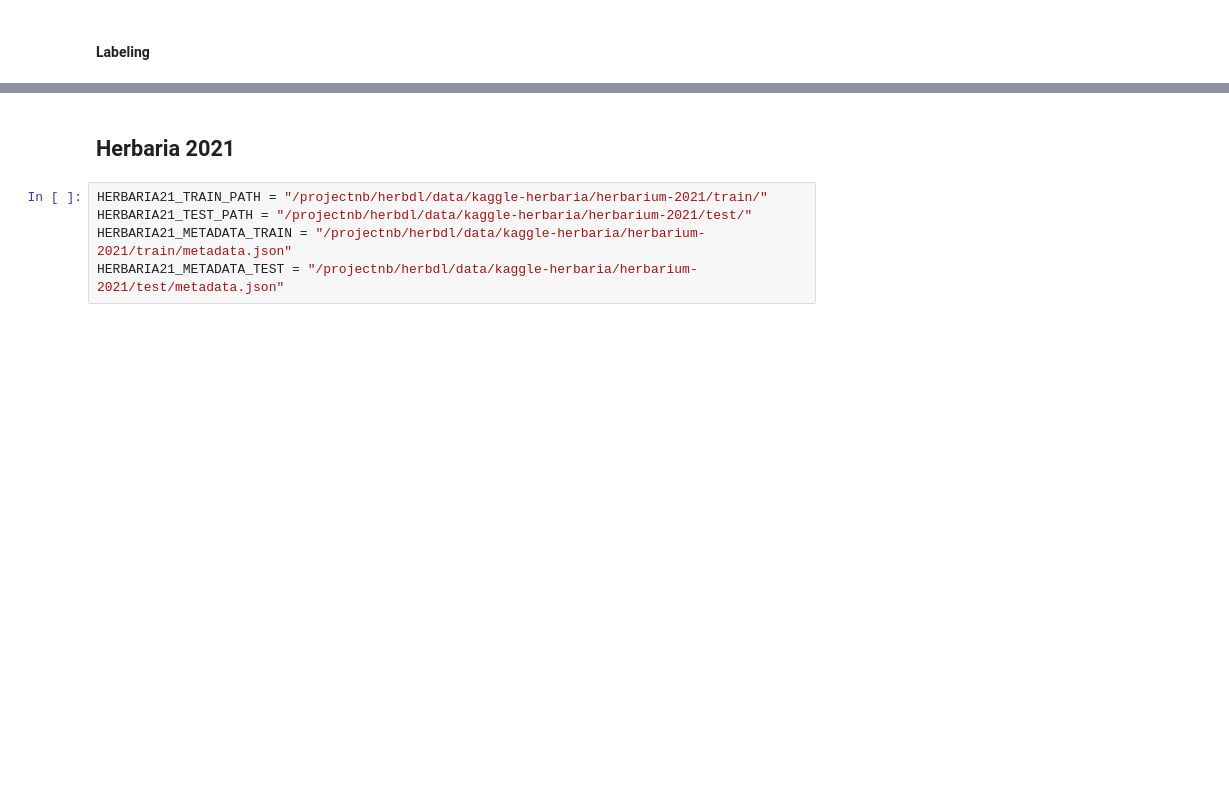
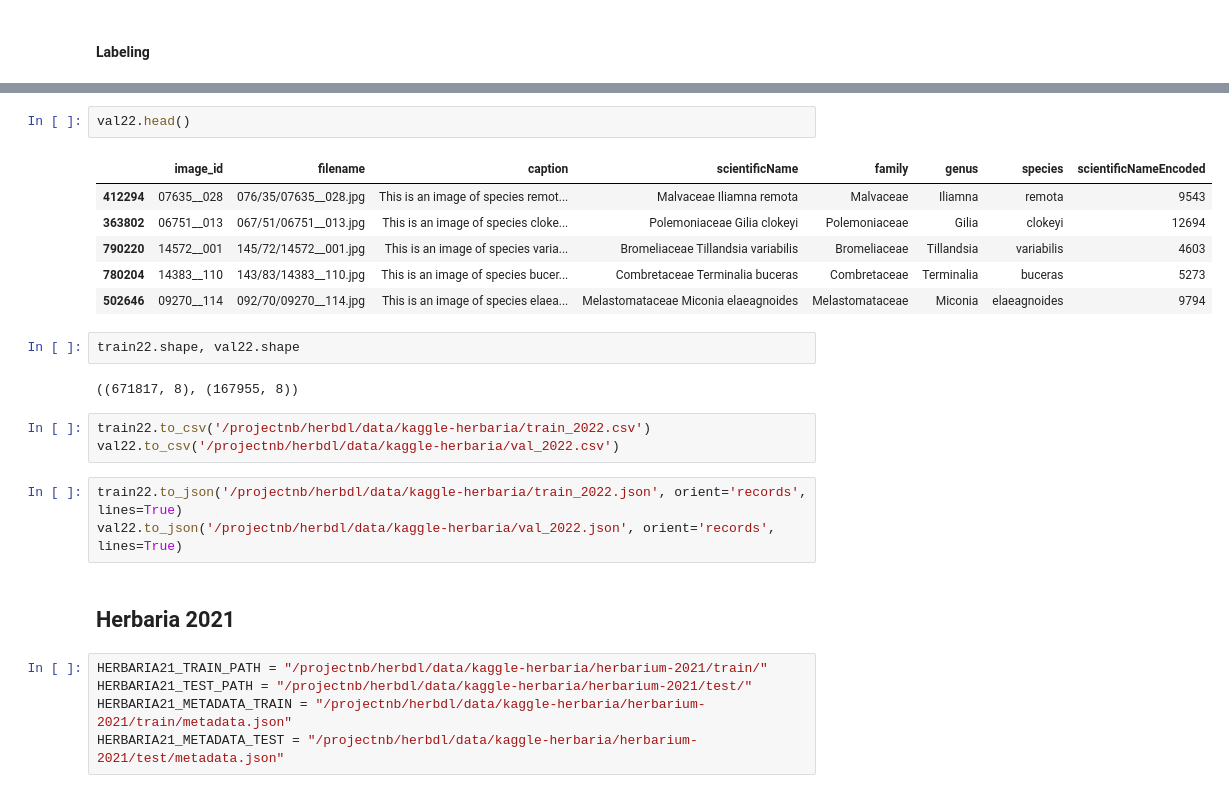
Before and after one commit to DL4DS/herbdl, a Jupyter notebook: utils/labeling.ipynb, the cells around one changed output, grey strips where cells are left out. Drawn from its saved outputs; the diff is of its cells as text; blank space fills up the shorter version.

```diff
--- a/utils/labeling.ipynb
+++ b/utils/labeling.ipynb
@@ -69,3 +88,22 @@ labeled_df['label'][0]
+# %%
+val22.head()
+# %% [output]
+|  | image_id | filename | caption | scientificName | family | genus | species | scientificNameEncoded |
+| 412294 | 07635__028 | 076/35/07635__028.jpg | This is an image of species remot... | Malvaceae Iliamna remota | Malvaceae | Iliamna | remota | 9543 |
+| 363802 | 06751__013 | 067/51/06751__013.jpg | This is an image of species cloke... | Polemoniaceae Gilia clokeyi | Polemoniaceae | Gilia | clokeyi | 12694 |
+| 790220 | 14572__001 | 145/72/14572__001.jpg | This is an image of species varia... | Bromeliaceae Tillandsia variabilis | Bromeliaceae | Tillandsia | variabilis | 4603 |
+| 780204 | 14383__110 | 143/83/14383__110.jpg | This is an image of species bucer... | Combretaceae Terminalia buceras | Combretaceae | Terminalia | buceras | 5273 |
+| 502646 | 09270__114 | 092/70/09270__114.jpg | This is an image of species elaea... | Melastomataceae Miconia elaeagnoides | Melastomataceae | Miconia | elaeagnoides | 9794 |
+# %%
+train22.shape, val22.shape
+# %% [output]
+((671817, 8), (167955, 8))
+# %%
+train22.to_csv('/projectnb/herbdl/data/kaggle-herbaria/train_2022.csv')
+val22.to_csv('/projectnb/herbdl/data/kaggle-herbaria/val_2022.csv')
+# %%
+train22.to_json('/projectnb/herbdl/data/kaggle-herbaria/train_2022.json', orient='records', lines=True)
+val22.to_json('/projectnb/herbdl/data/kaggle-herbaria/val_2022.json', orient='records', lines=True)
 # %% [markdown]
 ## Herbaria 2021
 # %%
```
Also changed, not shown: parts of 18 cells of this notebook, 3 other files.
